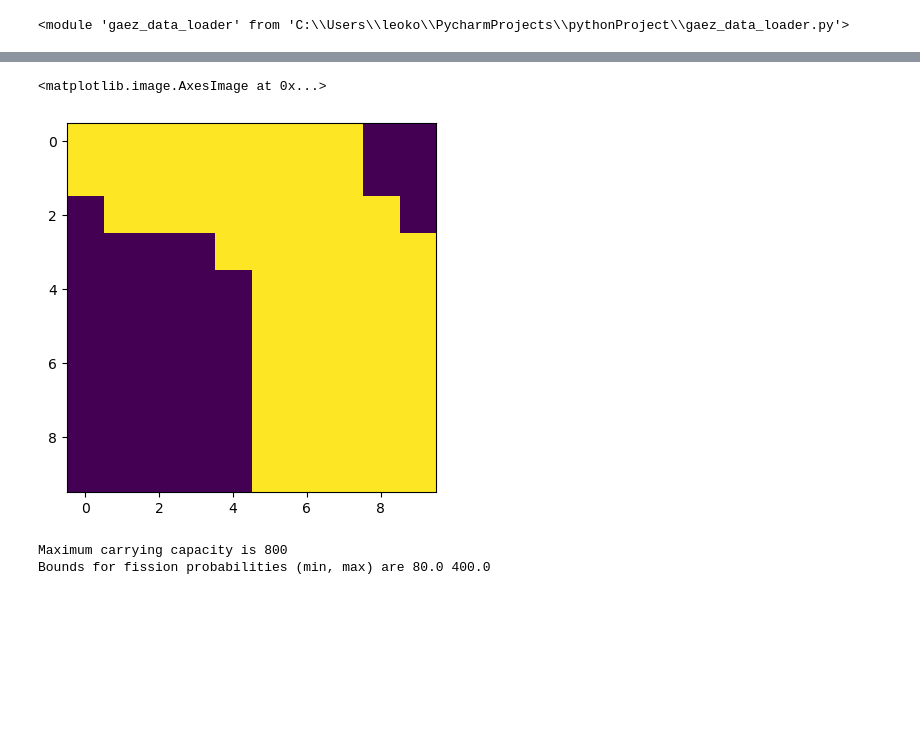
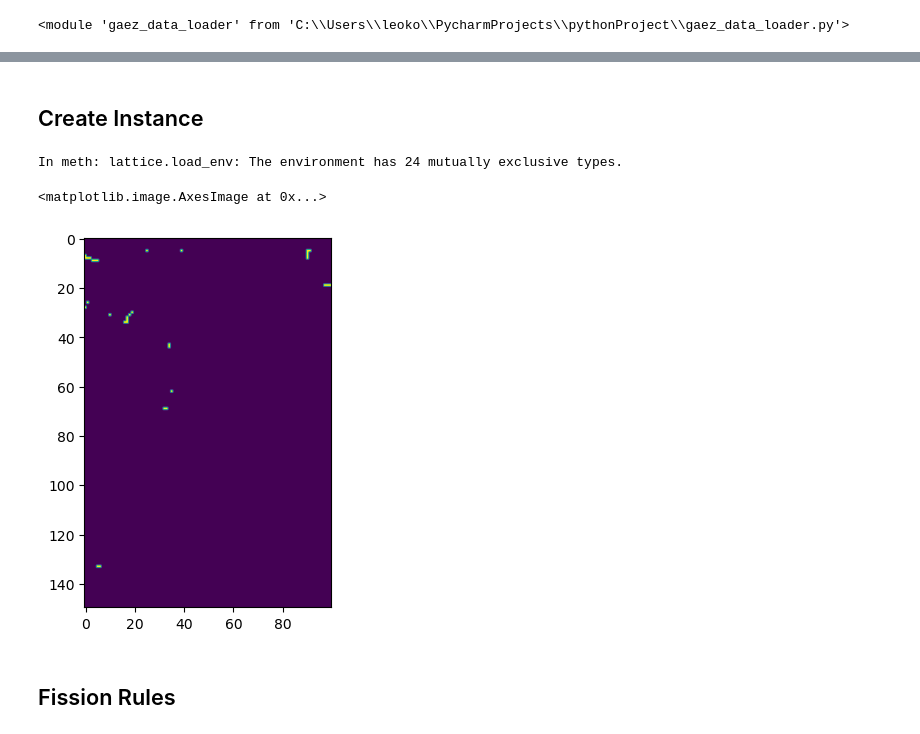
Before and after one commit to LeoKonzett/csh-vienna-abm, a Jupyter notebook: run_results.ipynb, the cells around one changed output, grey strips where cells are left out. Saved outputs shown, nothing was run; the diff lists cells and outputs as text; code cells hidden in the pictures; blank space fills up the shorter version.

```diff
--- a/run_results.ipynb
+++ b/run_results.ipynb
@@ -15,0 +40,31 @@ importlib.reload(gaez_data_loader)
+# %%
+# load environments - here temperature, moisture, and median slope
+env_list = []
+base_dir = r"C:\Users\leoko\Documents\Vienna_CSH\gaez_v4_data"
+fn_list = ["Gaez_Moisture_Regime_Class.tif", "Gaez_Thermal_Regime_Class.tif", "Gaez_Median_Slope_Class.tif"]
+
+for fn in fn_list:
+    gaez_data = gaez_data_loader.GlobalAezV4()
+    gaez_data.load(os.path.join(base_dir, fn), idx=0, verbose=False)
+    gaez_data.set_woi(r0=500, c0=2270, n_rows=150, n_cols=100) # crop europe  150 before
+    gaez_data.get_distance_matrix(verbose=False) # load distance matrix
+    env_gaez = gaez_data.get_env(water_var=0)
+    env_list.append(env_gaez)
+    env_list.append(gaez_data._array)  # for visualization
+
+fig, (ax1, ax2, ax3) = plt.subplots(ncols=3, figsize=(12, 4), sharex=True, sharey=True)
+
+ax1.imshow(env_list[1], cmap="gray")
+ax1.set_title("Moisture classes")
+ax2.imshow(env_list[3], cmap="gray")
+ax2.set_title("Temperature classes")
+ax3.imshow(env_list[5], cmap="gray")
+ax3.set_title("Median slope classes")
+
+fig.tight_layout()
+
+save_path = r"C:\Users\leoko\Documents\Vienna_CSH\images_plot"
+save_name = "moist_temp_slope.png"
+fn = os.path.join(save_path, save_name)
+
+# fig.savefig(fn, dpi=200)
@@ -15,0 +76,3 @@ importlib.reload(gaez_data_loader)
+# %%
+# get multiple envs into one if desired
+env_gaez_multiple = toolbox.get_envs_from_multiple_maps(env_list[1::2], water_var=0)
@@ -16,34 +139,20 @@ importlib.reload(gaez_data_loader)
+# %% [markdown]
+## Create Instance
 # %%
 # load instance
-params_instance = {"num_iter": 1_000, "seed": 52, "idx_start": (0, 0), "population_growth_rate": 1 / 30,
-                   "max_productivity": 800, "n_rows": 10, "n_cols": 10}
+params_instance = {"num_iter": 15_000, "seed": 51, "idx_start": (0, 0), "population_growth_rate": 1 / 30,
+                   "max_productivity": 800, "n_rows": 150, "n_cols": 100, "starting_pop": 10}
 
 base_abm = simulation.Lattice(**params_instance)
 # %%
 # load environment - here random
-base_abm.load_env(env=None, kind="random", num_env_vars=10, correlation_length=0.1, verbose=True)
+base_abm.load_env(env=env_gaez_multiple, kind="custom", num_env_vars=None, correlation_length=0.05, verbose=True)
 
 # visualize
-plt.imshow(base_abm.env[:, :, 8])
+plt.imshow(base_abm.env[:, :, 23])
 # %% [output]
-<matplotlib.image.AxesImage at 0x...>
+In meth: lattice.load_env: The environment has 24 mutually exclusive types.
+<matplotlib.image.AxesImage at 0x...>
-[figure, old version]
+[figure, new version]
-# %%
-# set fission rules
-params_fission = {"migration_threshold": 1, "include_diagonals": False, "search_distance_pixels": 5,
-                  "search_intelligently": True, "max_distance_km": None}
-
-params_are_relative = True
-fission_bounds = (1, 5)  # fission requires at least two matching skills and occurs with certainty if >= 5 skills match
-migration_threshold = 1  # requires at least one matching skill
-
-base_abm.set_fission_rules(**params_fission)
-base_abm.set_fission_distribution(fission_bounds, migration_threshold,
-                                  params_are_relative=params_are_relative, kind="linear")
-
-# Check set rates
-print("Maximum carrying capacity is", base_abm.max_productivity)
-print("Bounds for fission probabilities (min, max) are", base_abm.pop_min, base_abm.pop_max)
-# %% [output]
-Maximum carrying capacity is 800
-Bounds for fission probabilities (min, max) are 80.0 400.0
+# %% [markdown]
+## Fission Rules
```
Also changed, not shown: parts of 26 cells of this notebook.
